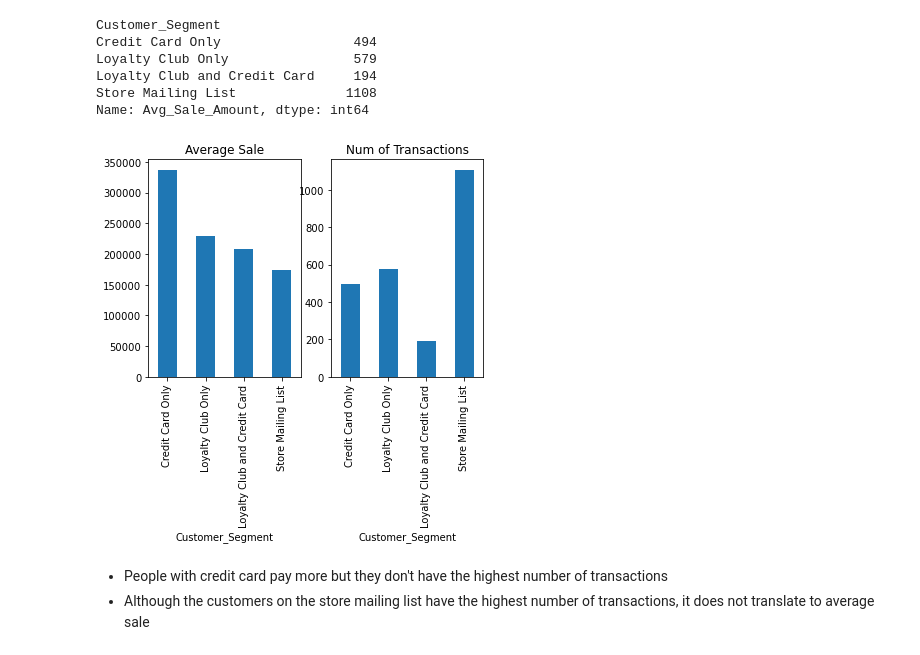
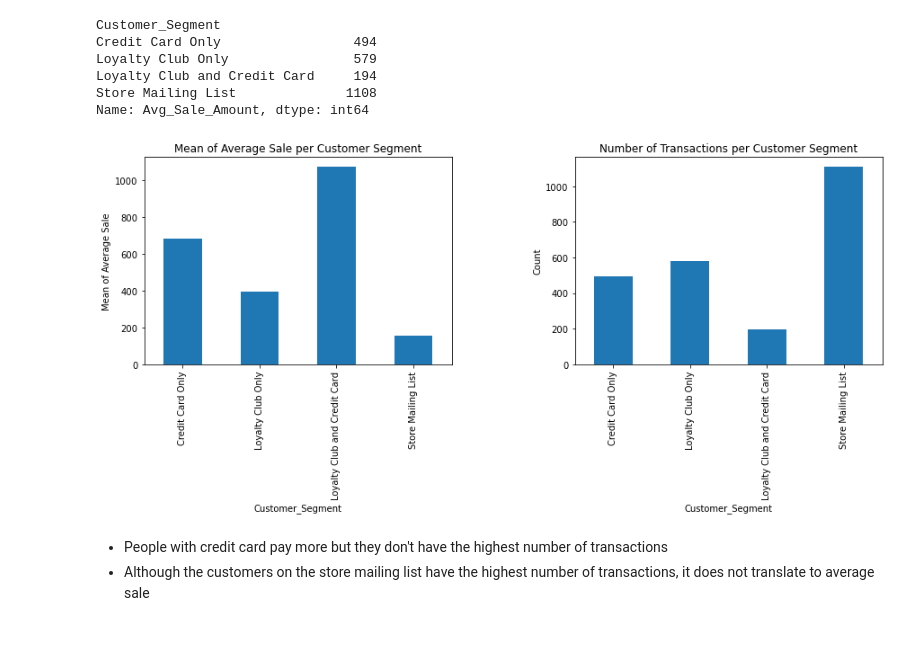
Before and after one commit to AdeVic/p1_customers, a Jupyter notebook: p1_customers.ipynb, the cells around one changed output. Drawn from its saved outputs; the diff is of its cells as text; code cells hidden in the pictures.

```diff
--- a/p1_customers.ipynb
+++ b/p1_customers.ipynb
@@ -416,16 +524,25 @@ Store Mailing List              1108
 Name: Avg_Sale_Amount, dtype: int64
 # %%
 plt.subplot(1, 2, 1)
-cust_df.groupby('Customer_Segment').sum()['Avg_Sale_Amount'].plot(kind='bar')
+cust_df.groupby('Customer_Segment').mean()['Avg_Sale_Amount'].plot(kind='bar')
 plt.xticks(rotation = 90)
-plt.title('Average Sale');
+plt.title('Mean of Average Sale per Customer Segment')
+plt.ylabel('Mean of Average Sale')
 
 plt.subplot(1, 2, 2)
 cust_df.groupby('Customer_Segment').count()['Avg_Sale_Amount'].plot(kind='bar')
 plt.xticks(rotation = 90)
-plt.title('Num of Transactions');
+plt.title('Number of Transactions per Customer Segment')
+plt.ylabel('Count')
+
+plt.subplots_adjust(left=0.1,
+                    bottom=0.1,
+                    right=2,
+                    top=0.9,
+                    wspace=0.4,
+                    hspace=0.4);
 # %% [output]
-[figure, old version]
+[figure, new version]
 # %% [markdown]
 * People with credit card pay more but they don't have the highest number of transactions
 * Although the customers on the store mailing list have the highest number of transactions, it does not translate to average sale
```
Also changed, not shown: parts of 26 cells of this notebook, 1 other file.
